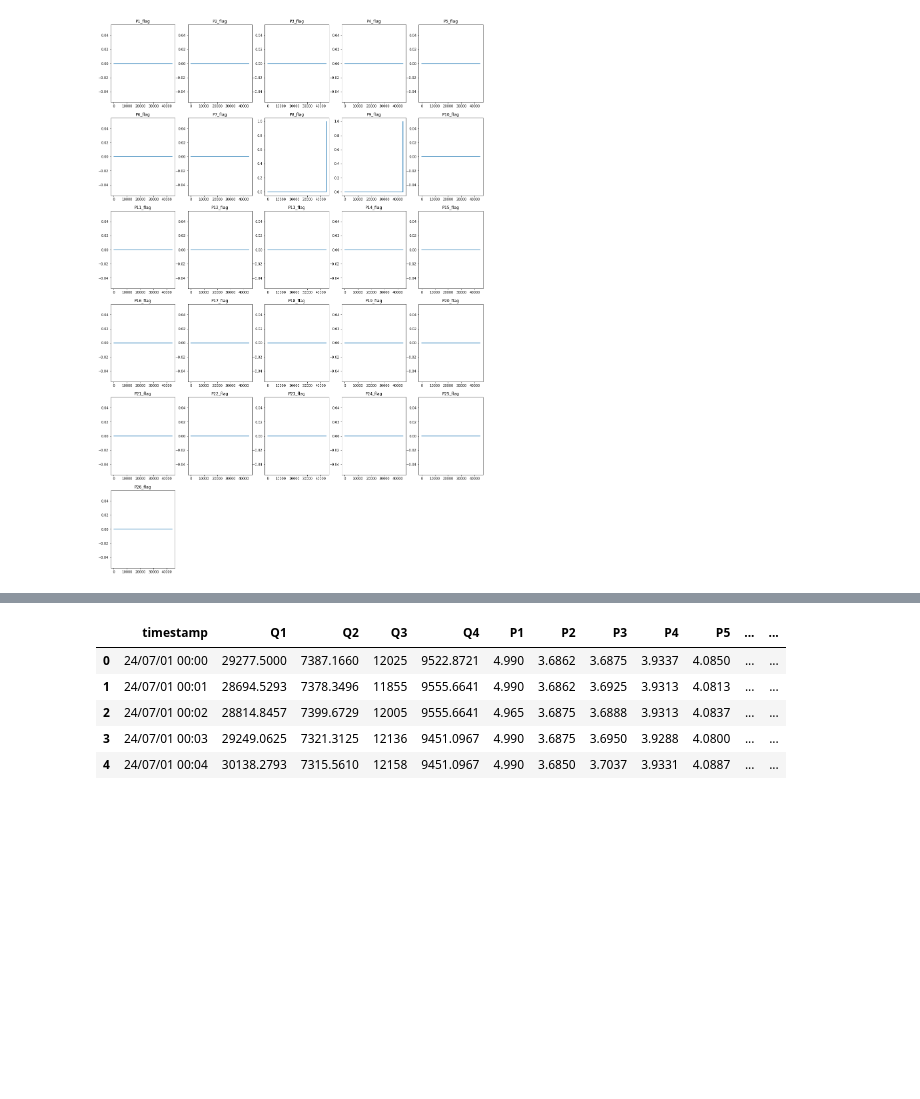
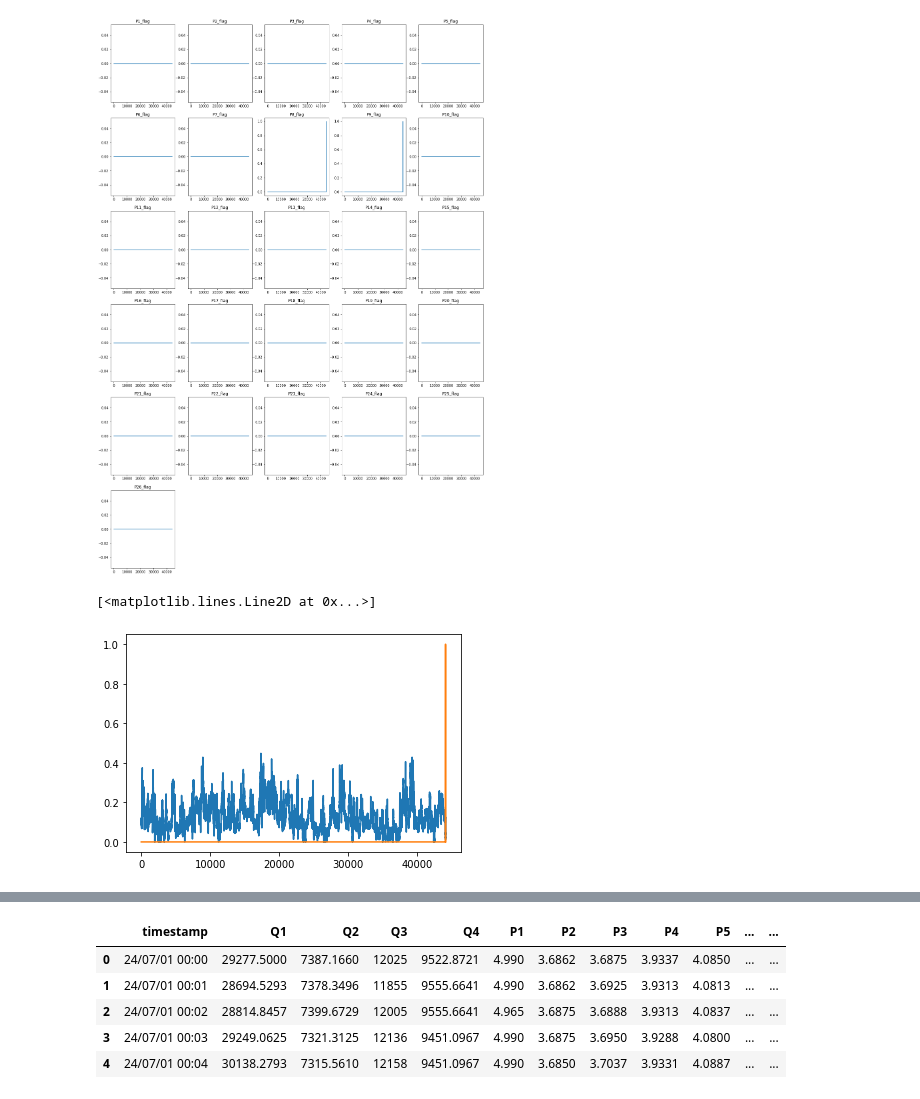
Before and after one commit to YoungGyuLee/personal_research, a Jupyter notebook: k-water/k-water research.ipynb, the cells around one changed output, grey strips where cells are left out. Saved outputs shown, nothing was run; the diff lists cells and outputs as text; code cells hidden in the pictures; blank space fills up the shorter version.

```diff
--- a/k-water/k-water research.ipynb
+++ b/k-water/k-water research.ipynb
@@ -46,3 +42,10 @@ for i in range(26):
     plt.title(target_pressure)
 # %% [output]
 [figure]
+# %%
+plt.plot(train_a['P8'])
+plt.plot(train_a['P8_flag'])
+# plt.plot(train_a['Q4'])
+# %% [output]
+[<matplotlib.lines.Line2D at 0x...>]
+[figure, added]
```
Also changed, not shown: parts of 14 cells of this notebook.
